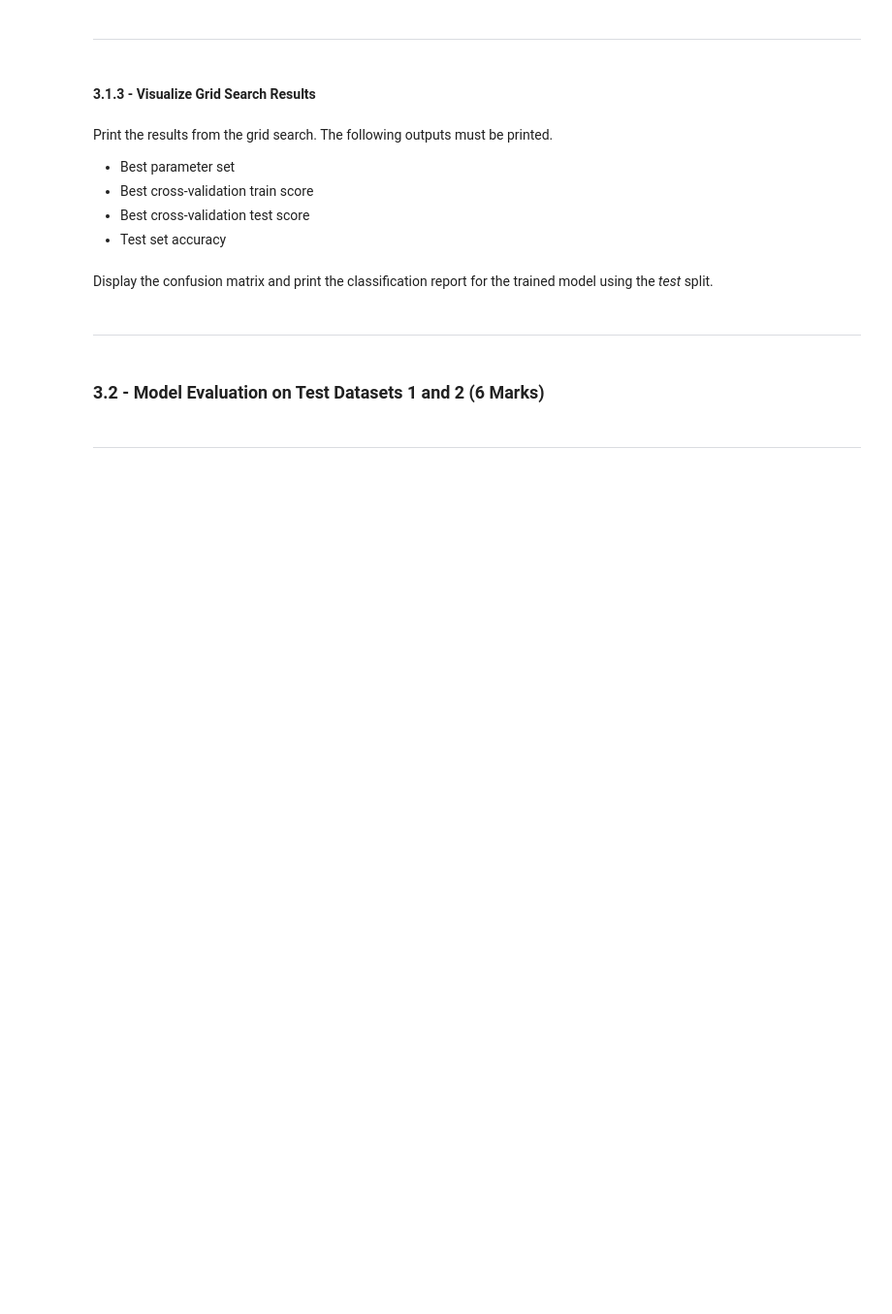
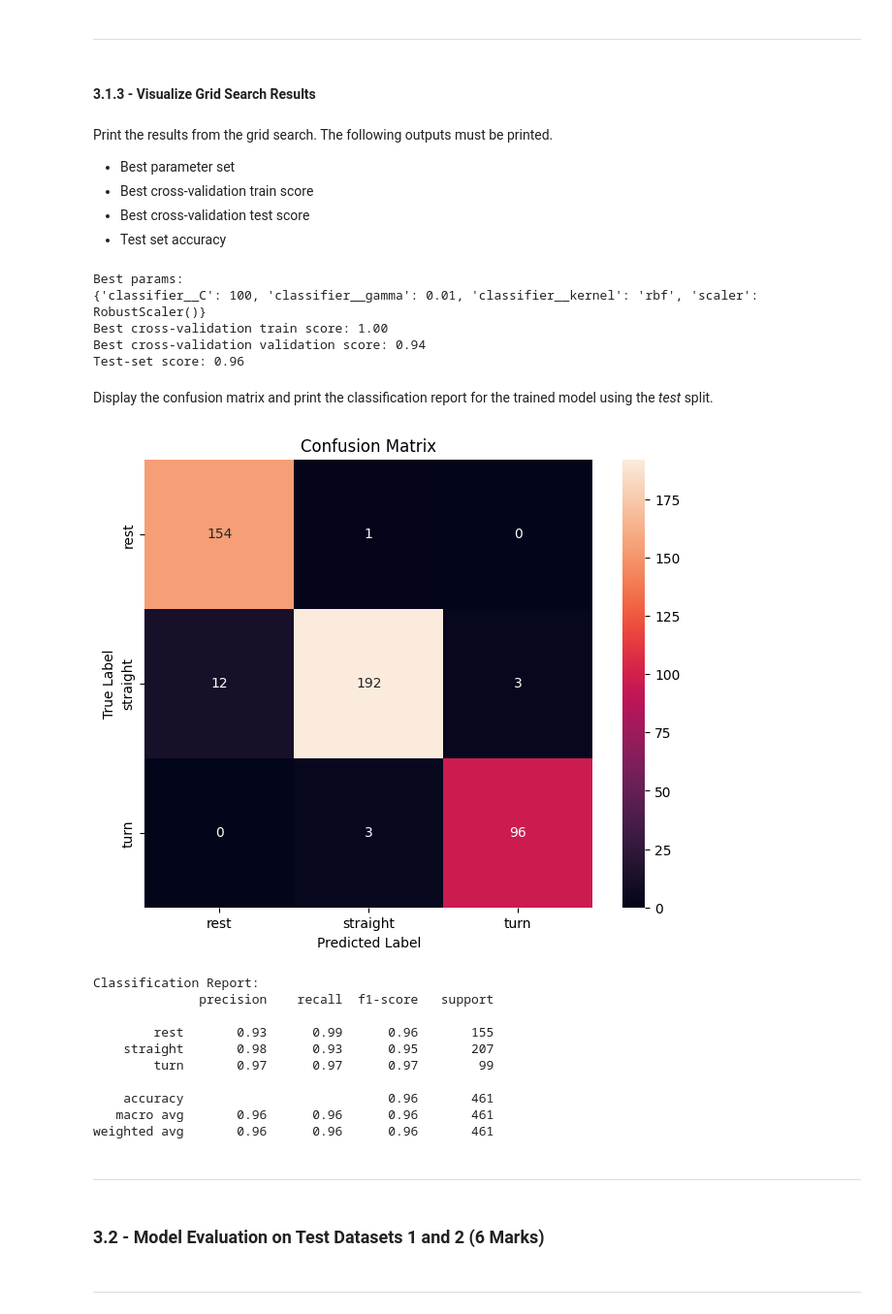
Before and after one commit to JiagengMi/engg680_2024_fall, a Jupyter notebook: Lab_Assignment4/ML_Application.ipynb, the cells around one changed output. Shown: that part at 97% size. Saved outputs shown, nothing was run; the diff lists cells and outputs as text; code cells hidden in the pictures; blank space fills up the shorter version.

```diff
--- a/Lab_Assignment4/ML_Application.ipynb
+++ b/Lab_Assignment4/ML_Application.ipynb
@@ -590,6 +548,7 @@ X.head(2)
 # %%
 # TODO - Load motion_state column (target vector) into y
 # y =
+y = cv_set['motion_state']
 # %% [markdown]
 ___
 # %% [markdown]
@@ -600,0 +558,25 @@ Follow the steps from **1.2.2** and perform model training and tuning using the
+# %%
+# TODO - Perform model training and tuning using `GridSearchCV`
+from sklearn.pipeline import Pipeline
+from sklearn.model_selection import train_test_split
+from sklearn.svm import SVC
+from sklearn.preprocessing import StandardScaler, RobustScaler, MinMaxScaler, Normalizer
+from sklearn.model_selection import GridSearchCV
+X_train, X_test, y_train, y_test = train_test_split(X, y, test_size=0.3, random_state=42, stratify=y)
+
+param_grid = {
+    'classifier__C': [0.01, 0.1, 1 ,10,100],
+    'classifier__gamma': [0.001, 0.01, 0.1,1],
+    'classifier__kernel': ['rbf'],
+    'scaler': [StandardScaler(), RobustScaler(), None]
+}
+print(param_grid)
+
+pipe = Pipeline([
+    ('scaler', StandardScaler()),
+    ('classifier', SVC())
+])
+print(pipe)
+
+grid = GridSearchCV(pipe, param_grid, cv=5, scoring='accuracy', return_train_score=True)
+grid.fit(X_train, y_train)
@@ -615,5 +608,17 @@ Print the results from the grid search. The following outputs must be printed.
 #print("Best cross-validation train score: {:.2f}".format(???))
 #print("Best cross-validation validation score: {:.2f}".format(???))
 #print("Test-set score: {:.2f}".format(???)))
+from sklearn.metrics import accuracy_score
+print("Best params:\n{}".format(grid.best_params_))
+print("Best cross-validation train score: {:.2f}".format(max(grid.cv_results_['mean_train_score'])))
+print("Best cross-validation validation score: {:.2f}".format(grid.best_score_))
+y_pred = grid.best_estimator_.predict(X_test)
+print("Test-set score: {:.2f}".format(accuracy_score(y_test, y_pred)))
+# %% [output]
+Best params:
+{'classifier__C': 100, 'classifier__gamma': 0.01, 'classifier__kernel': 'rbf', 'scaler': RobustScaler()}
+Best cross-validation train score: 1.00
+Best cross-validation validation score: 0.94
+Test-set score: 0.96
 # %% [markdown]
 Display the confusion matrix and print the classification report for the trained model using the *test* split.
@@ -622,3 +625,30 @@ Display the confusion matrix and print the classification report for the trained
+# %%
+# TODO - Display confusion matrix and print classification report
+from sklearn.metrics import confusion_matrix, classification_report
+import seaborn as sns
+import matplotlib.pyplot as plt
+y_pred = grid.best_estimator_.predict(X_test)
+conf_mat = confusion_matrix(y_test, y_pred)
+plt.figure(figsize=(8, 6))
+sns.heatmap(conf_mat, xticklabels=['rest', 'straight', 'turn'],  yticklabels=['rest', 'straight', 'turn'], square=True, annot=True, fmt='d')
+plt.xlabel('Predicted Label')
+plt.ylabel('True Label')
+plt.title('Confusion Matrix')
+plt.show()
+print("Classification Report:")
+print(classification_report(y_test, y_pred))
+# %% [output]
+[figure, added]
+Classification Report:
+              precision    recall  f1-score   support
+
+        rest       0.93      0.99      0.96       155
+    straight       0.98      0.93      0.95       207
+        turn       0.97      0.97      0.97        99
+
+    accuracy                           0.96       461
+   macro avg       0.96      0.96      0.96       461
+weighted avg       0.96      0.96      0.96       461
 # %% [markdown]
 ___
 # %% [markdown]
```
Also changed, not shown: parts of 24 cells of this notebook.
